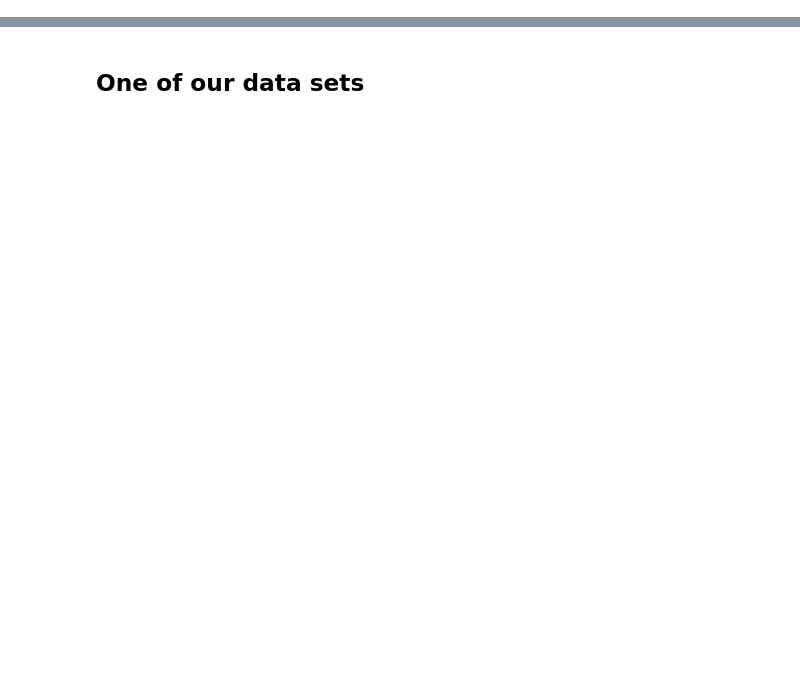
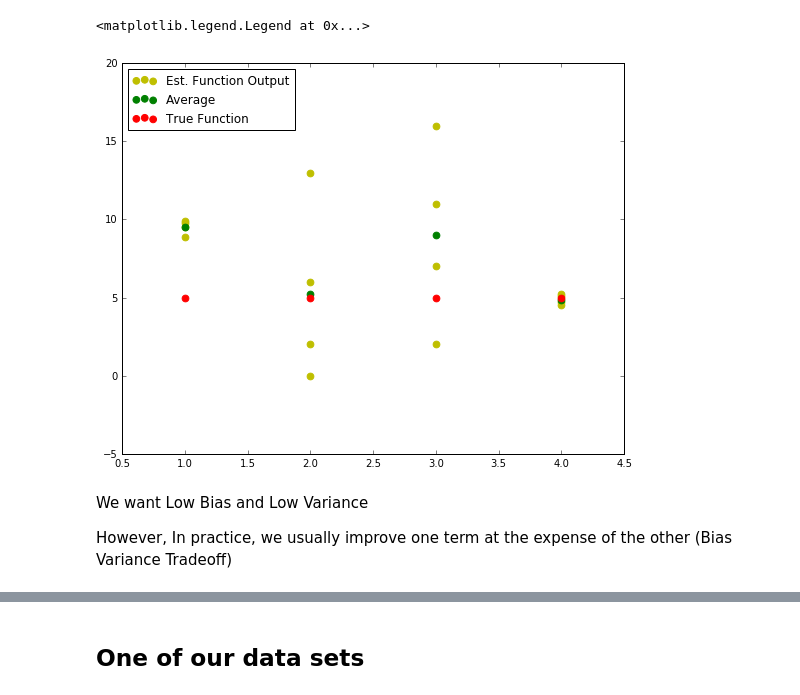
Before and after one commit to swkeny/Bias-Variance-Tradeoff, a Jupyter notebook: Python Scripts/Model Evaluation - Bias, Variance and Regularization.ipynb, the cells around one changed output, grey strips where cells are left out. Cells and saved outputs as stored; diff of their text form; code cells hidden in the pictures; blank space fills up the shorter version.

```diff
--- a/Python Scripts/Model Evaluation - Bias, Variance and Regularization.ipynb
+++ b/Python Scripts/Model Evaluation - Bias, Variance and Regularization.ipynb
@@ -28,0 +35,25 @@ testSplit = 0.2
+# %%
+x_list = [1,2,3,4]
+
+yhat1 = [9.9, 2, 2, 4.7]
+yhat2 = [9.8, 0, 11, 4.5]
+yhat3 = [9.5, 6, 16, 5.1]
+yhat4 = [8.9, 13, 7, 5.2]
+y_avg = [9.525, 5.25,9,4.875]
+y_true = [5, 5, 5, 5]
+_ = plt.scatter(x_list, yhat1, color='y', label='Est. Function Output', s=45)
+_ = plt.scatter(x_list, yhat2, color='y', s=45)
+_ = plt.scatter(x_list, yhat3, color='y', s=45)
+_ = plt.scatter(x_list, yhat4, color='y', s=45)
+_ = plt.scatter(x_list, y_avg, color='g', label='Average', s=45)
+_ = plt.scatter(x_list, y_true, color='r', label='True Function', s=45)
+fig = matplotlib.pyplot.gcf()
+fig.set_size_inches(9, 7)
+plt.legend(loc='upper left')
+# %% [output]
+<matplotlib.legend.Legend at 0x...>
+[figure, added]
+# %% [markdown]
+We want Low Bias and Low Variance
+
+However, In practice, we usually improve one term at the expense of the other (Bias Variance Tradeoff)
```
Also changed, not shown: parts of 31 cells of this notebook, 1 other file.
